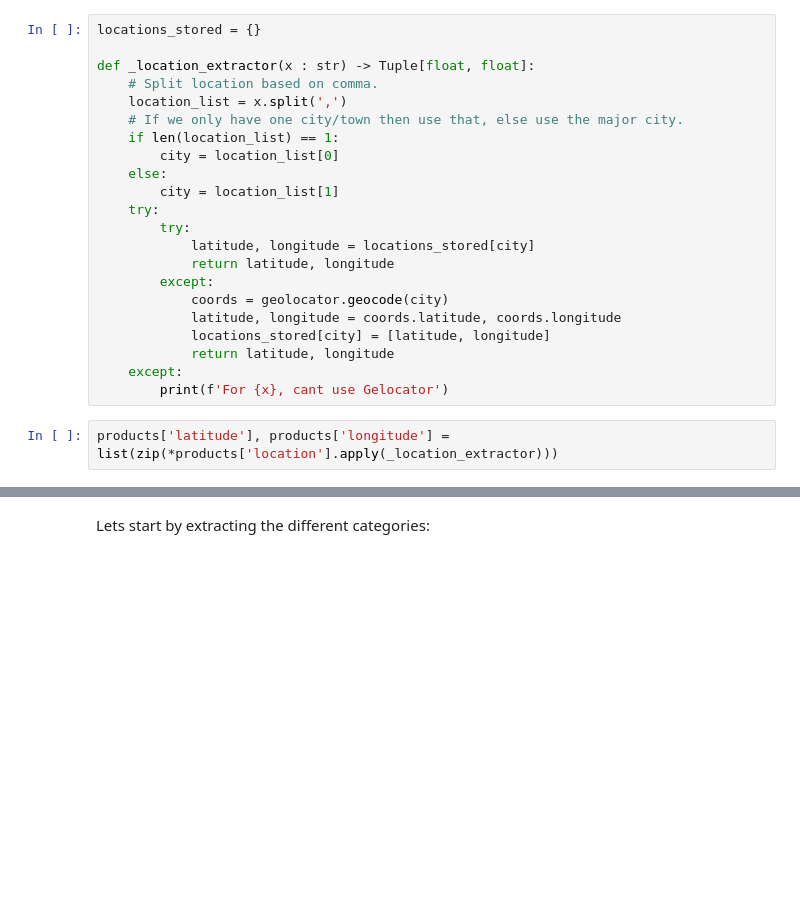
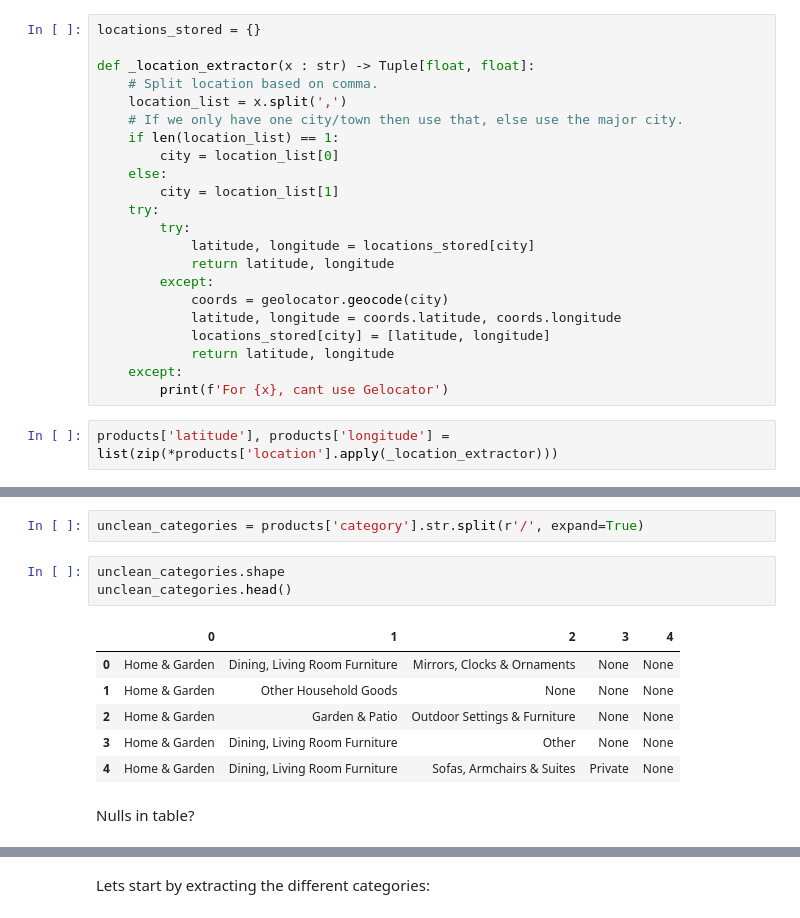
Before and after one commit to tajpatel58/Facebook-Marketplace, a Jupyter notebook: Exploring_Data/cleaning_data.ipynb, the cells around one changed output, grey strips where cells are left out. Drawn from its saved outputs; the diff is of its cells as text; blank space fills up the shorter version.

Commit message:
Expanding Categories Data

```diff
--- a/Exploring_Data/cleaning_data.ipynb
+++ b/Exploring_Data/cleaning_data.ipynb
@@ -284,0 +287,14 @@ Expanding Categories: We notice that following each forward slash there's anothe
+# %%
+unclean_categories = products['category'].str.split(r'/', expand=True)
+# %%
+unclean_categories.shape
+unclean_categories.head()
+# %% [output]
+|  | 0 | 1 | 2 | 3 | 4 |
+| 0 | Home & Garden | Dining, Living Room Furniture | Mirrors, Clocks & Ornaments | None | None |
+| 1 | Home & Garden | Other Household Goods | None | None | None |
+| 2 | Home & Garden | Garden & Patio | Outdoor Settings & Furniture | None | None |
+| 3 | Home & Garden | Dining, Living Room Furniture | Other | None | None |
+| 4 | Home & Garden | Dining, Living Room Furniture | Sofas, Armchairs & Suites | Private | None |
+# %% [markdown]
+Nulls in table?
```
Also changed, not shown: parts of 4 cells of this notebook.
